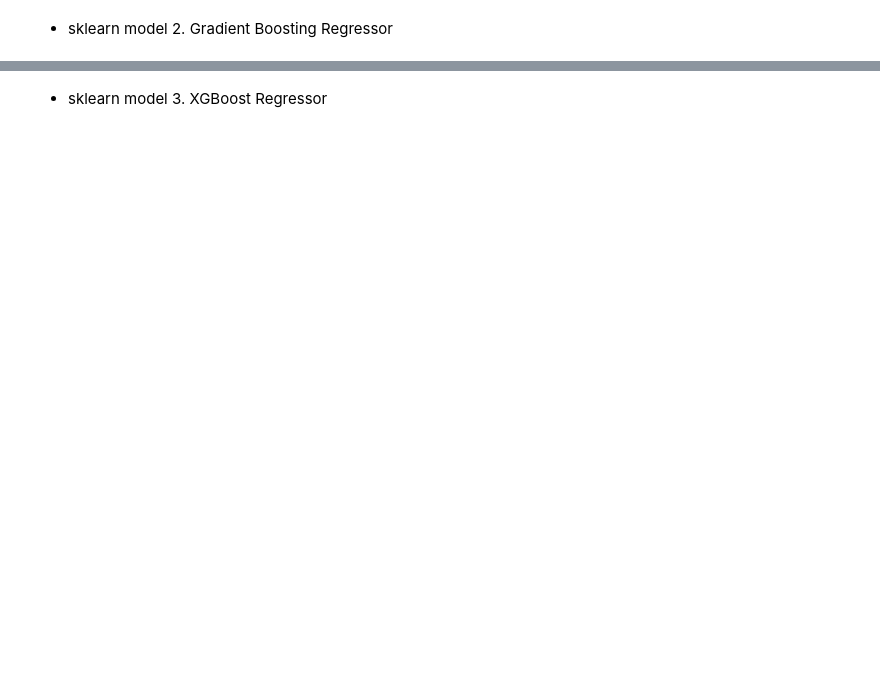
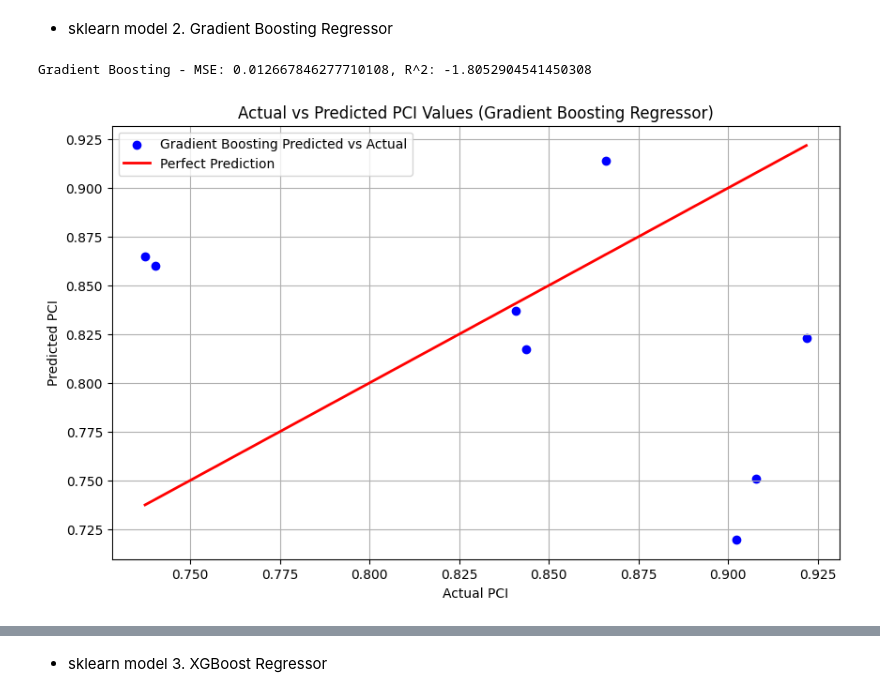
Before and after one commit to nexiouscaliver/pavement-condition-prediction, a Jupyter notebook: notebooks/trail-error.ipynb, the cells around one changed output, grey strips where cells are left out. Saved outputs shown, nothing was run; the diff lists cells and outputs as text; code cells hidden in the pictures; blank space fills up the shorter version.

Commit message:
upload 4 sklearn models for trial

```diff
--- a/notebooks/trail-error.ipynb
+++ b/notebooks/trail-error.ipynb
@@ -56,2 +56,32 @@ Feature names unseen at fit time:
 # %% [markdown]
 - sklearn model 2. Gradient Boosting Regressor
+# %%
+%%time
+# Initialize the model
+gb_model = GradientBoostingRegressor(n_estimators=100, learning_rate=0.1, random_state=42)
+
+# Train the model
+gb_model.fit(X_train, y_train)
+
+# Predict on the test set
+y_pred_gb = gb_model.predict(X_test)
+
+# Evaluate the model
+mse_gb = mean_squared_error(y_test, y_pred_gb)
+r2_gb = r2_score(y_test, y_pred_gb)
+print(f'Gradient Boosting - MSE: {mse_gb}, R^2: {r2_gb}')
+
+
+# Plot Actual vs Predicted values for the best model (use the one with the highest R^2 score)
+plt.figure(figsize=(10, 6))
+plt.scatter(y_test, y_pred_gb, color='blue', label='Gradient Boosting Predicted vs Actual')
+plt.plot([y_test.min(), y_test.max()], [y_test.min(), y_test.max()], color='red', lw=2, label='Perfect Prediction')
+plt.title('Actual vs Predicted PCI Values (Gradient Boosting Regressor)')
+plt.xlabel('Actual PCI')
+plt.ylabel('Predicted PCI')
+plt.legend()
+plt.grid(True)
+plt.show()
+# %% [output]
+Gradient Boosting - MSE: 0.012667846277710108, R^2: -1.8052904541450308
+[figure, added]
```
Also changed, not shown: parts of 4 cells of this notebook.
